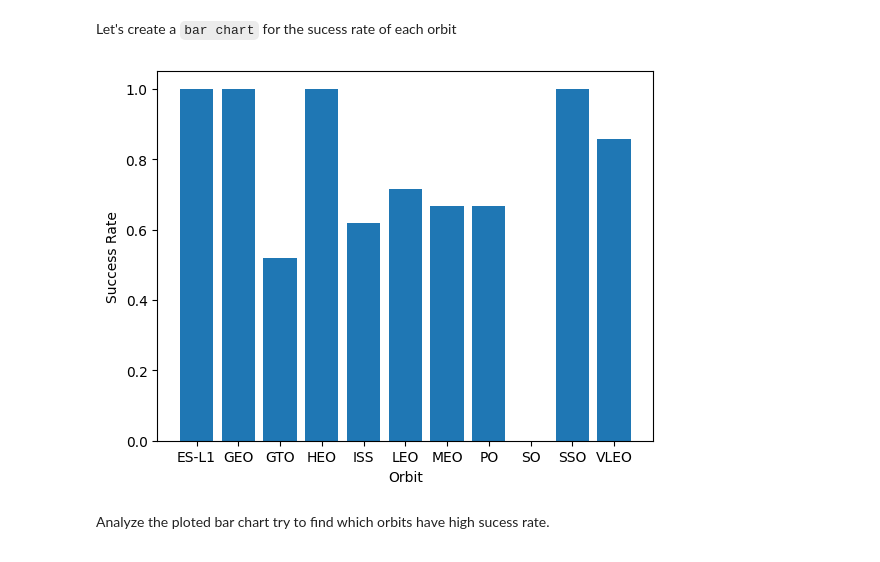
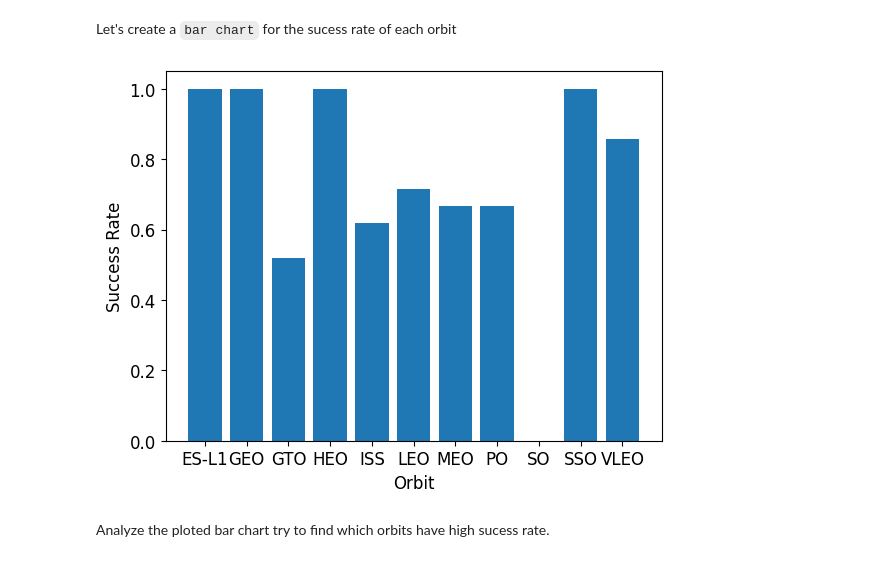
Before and after one commit to linarjs/Applied_Data_Science_Project, a Jupyter notebook: Notebooks/EDA_Visualization.ipynb, the cells around one changed output. Drawn from its saved outputs; the diff is of its cells as text; code cells hidden in the pictures.

```diff
--- a/Notebooks/EDA_Visualization.ipynb
+++ b/Notebooks/EDA_Visualization.ipynb
@@ -109,15 +124,17 @@ Let's create a `bar chart` for the sucess rate of each orbit
 # %%
 # HINT use groupby method on Orbit column and get the mean of Class column
 df_orbit = df[['Orbit','Class']].groupby('Orbit').mean()
 
 plt.bar(df_orbit.index, df_orbit['Class'])
 
-plt.xlabel("Orbit")
-plt.ylabel("Success Rate")
+plt.xlabel("Orbit", fontsize=12)
+plt.ylabel("Success Rate", fontsize=12)
+plt.xticks(fontsize=12)
+plt.yticks(fontsize=12)
 
 plt.show()
 # %% [output]
-[figure, old version]
+[figure, new version]
 # %% [markdown]
 Analyze the ploted bar chart try to find which orbits have high sucess rate.
 # %% [markdown]
```
Also changed, not shown: parts of 5 cells of this notebook, 2 other files.
